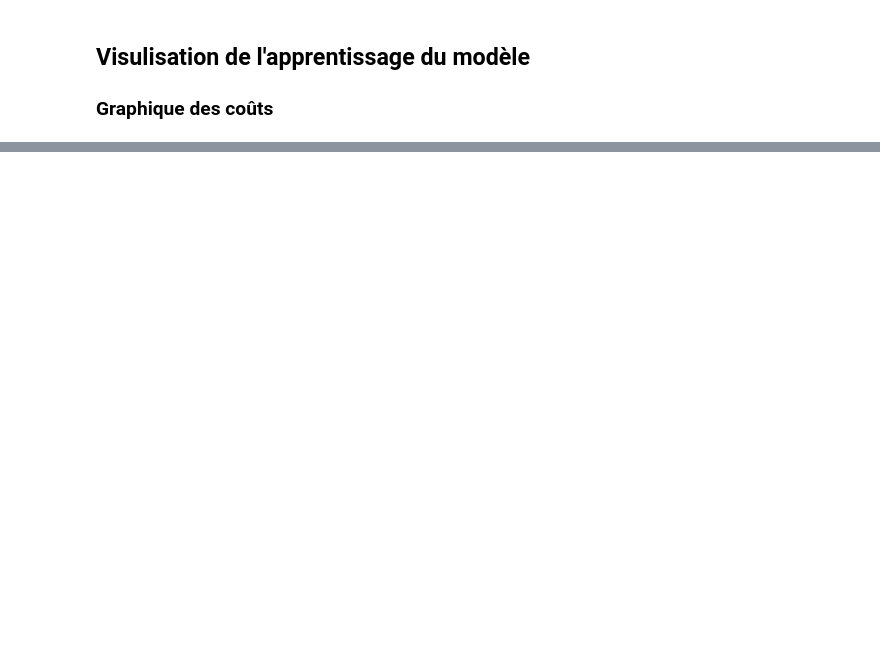
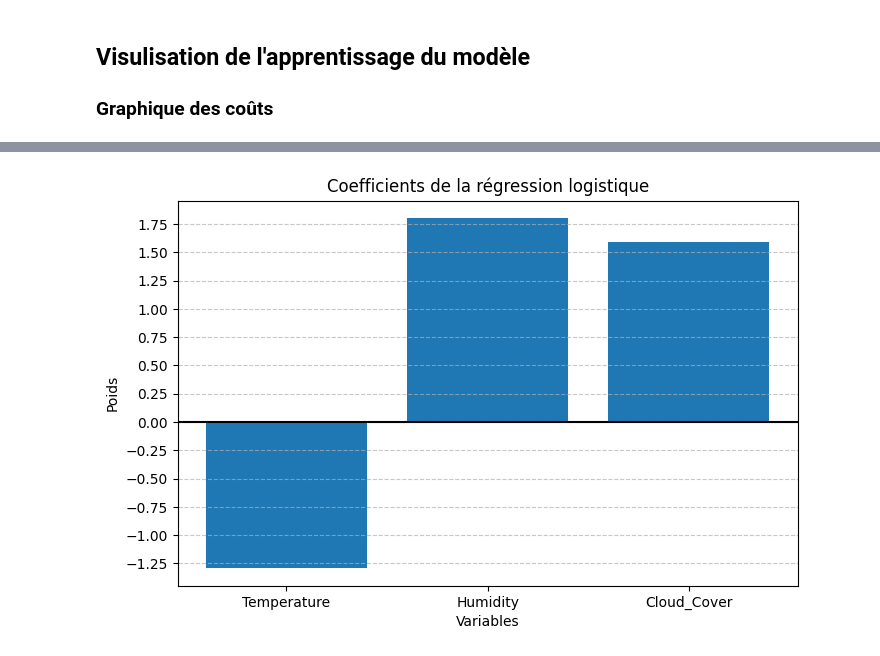
Before and after one commit to kenzalittlegenius/Projet_regression_logistique, a Jupyter notebook: regression_logistique.ipynb, the cells around one changed output, grey strips where cells are left out. Drawn from its saved outputs; the diff is of its cells as text; code cells hidden in the pictures; blank space fills up the shorter version.

Commit message:
Update regression_logistique.ipynb
Visualization of logistic regression feature weights to highlight variable importance

```diff
--- a/regression_logistique.ipynb
+++ b/regression_logistique.ipynb
@@ -349,0 +351,17 @@ F1-score  : 68.7500
+# %%
+variables = X_train.columns
+
+plt.figure(figsize=(8,5))
+plt.bar(variables, w.flatten())
+plt.axhline(0, color='black')
+
+plt.gca().yaxis.set_major_locator(MultipleLocator(0.25))
+
+plt.title("Coefficients de la régression logistique")
+plt.ylabel("Poids")
+plt.xlabel("Variables")
+plt.grid(axis='y', linestyle='--', alpha=0.7)
+
+plt.show()
+# %% [output]
+[figure, added]
```
Also changed, not shown: parts of 7 cells of this notebook.
